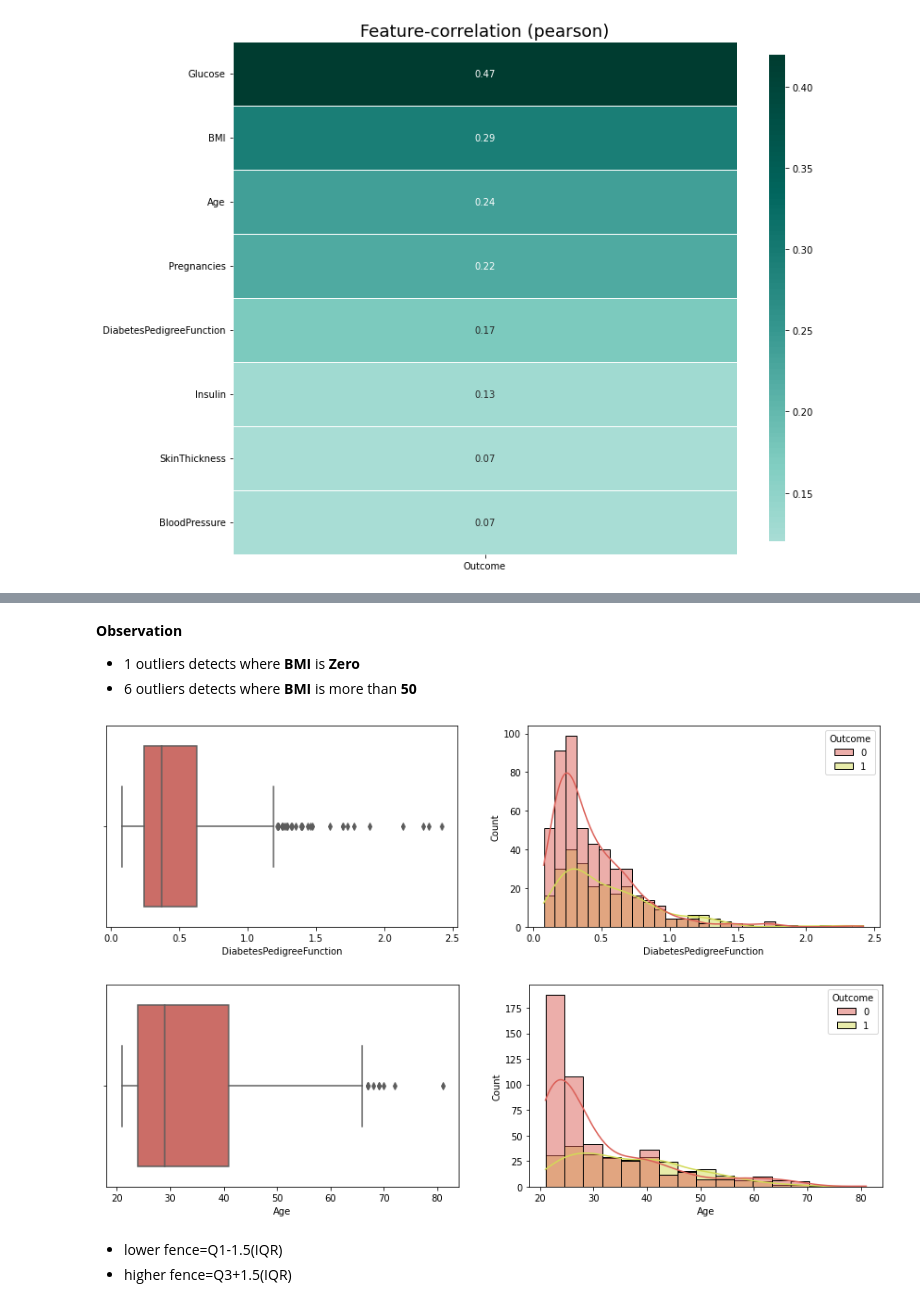
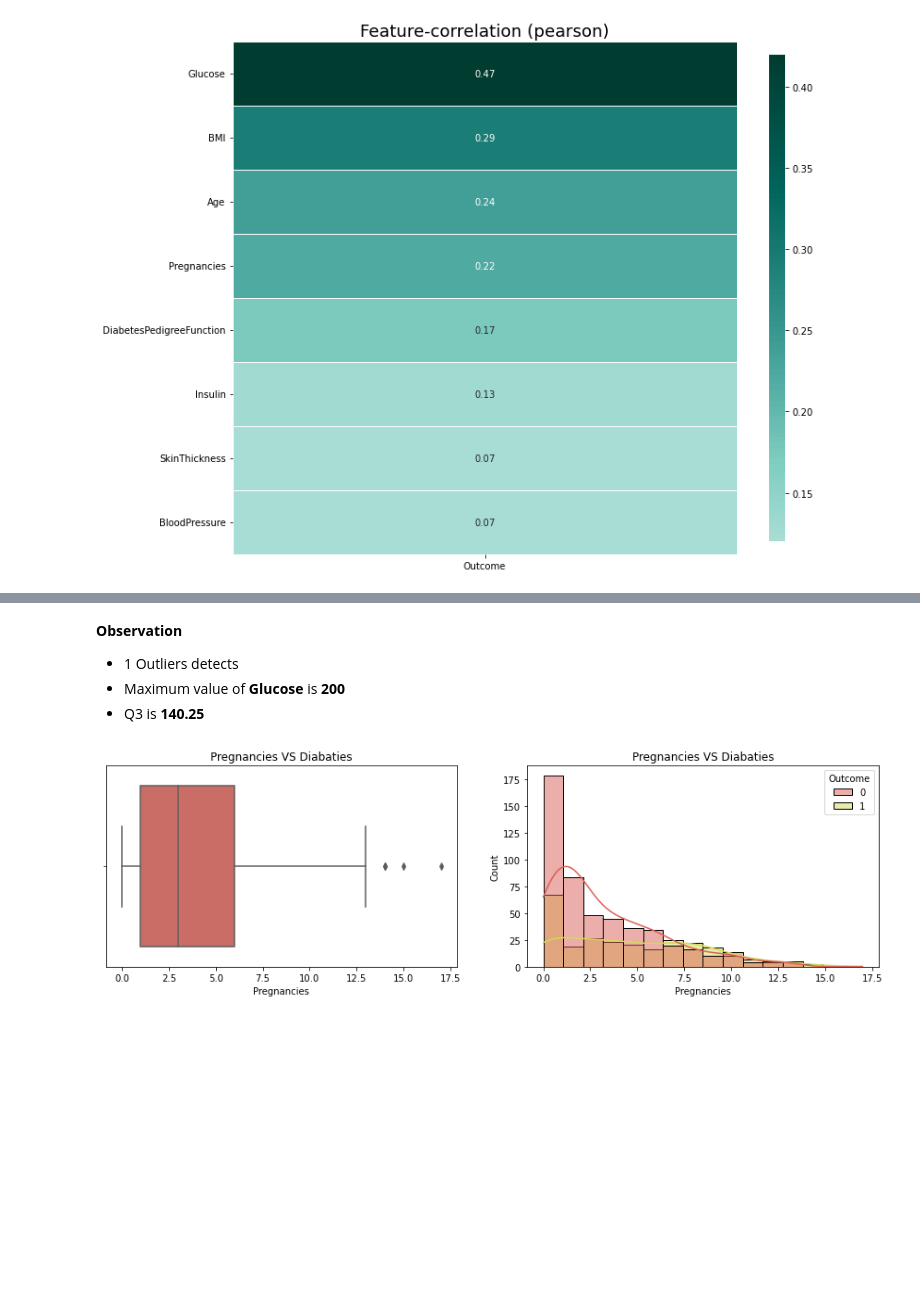
Before and after one commit to Sialsanwal/Data-Science, a Jupyter notebook: Diabaties EDA.ipynb, the cells around one changed output, grey strips where cells are left out. Cells and saved outputs as stored; diff of their text form; code cells hidden in the pictures; blank space fills up the shorter version.

```diff
--- a/Diabaties EDA.ipynb
+++ b/Diabaties EDA.ipynb
@@ -254,31 +175,17 @@ plt.show()
-# %% [markdown]
-**Observation**
-- 1 outliers detects where **BMI** is **Zero**
-- 6 outliers detects where **BMI** is more than **50**
-# %%
-fig = plt.figure(figsize=[15,4])
-
-plt.subplot(1,2,1)
-sns.boxplot(x='DiabetesPedigreeFunction', data=df)
-
-plt.subplot(1,2,2)
-sns.histplot(data=df, hue='Outcome', x="DiabetesPedigreeFunction",kde=True)
-
-plt.show()
-# %% [output]
-[figure, removed]
-# %%
-fig = plt.figure(figsize=[15,4])
-
-plt.subplot(1,2,1)
-sns.boxplot(x='Age', data=df)
-
-plt.subplot(1,2,2)
-sns.histplot(data=df, hue='Outcome', x="Age",kde=True)
-
-plt.show()
-# %% [output]
-[figure, removed]
-# %% [markdown]
-- lower fence=Q1-1.5(IQR)
-- higher fence=Q3+1.5(IQR)
+# %% [markdown]
+**Observation**
+- 1 Outliers detects
+- Maximum value of **Glucose** is **200**
+- Q3 is **140.25**
+# %%
+fig = plt.figure(figsize=[15,4])
+
+plt.subplot(1,2,1)
+sns.boxplot(x='Pregnancies', data=df)
+plt.title("Pregnancies VS Diabaties")
+plt.subplot(1,2,2)
+sns.histplot(data=df, hue='Outcome', x="Pregnancies",kde=True)
+plt.title("Pregnancies VS Diabaties")
+plt.show()
+# %% [output]
+[figure, added]
```
Also changed, not shown: parts of 29 cells of this notebook.
